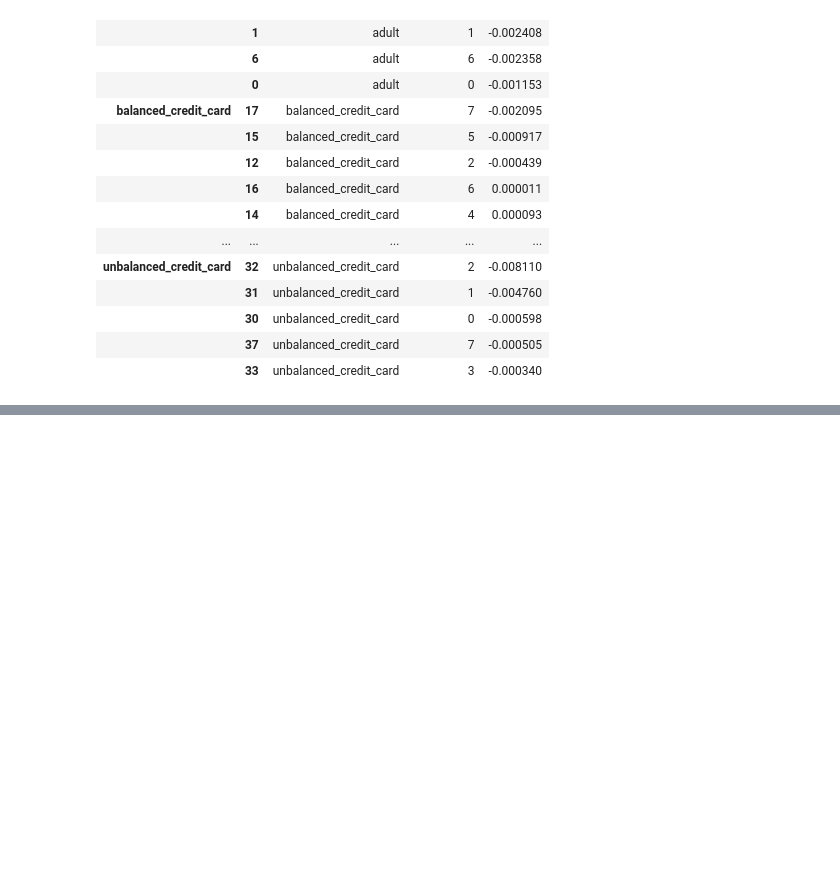
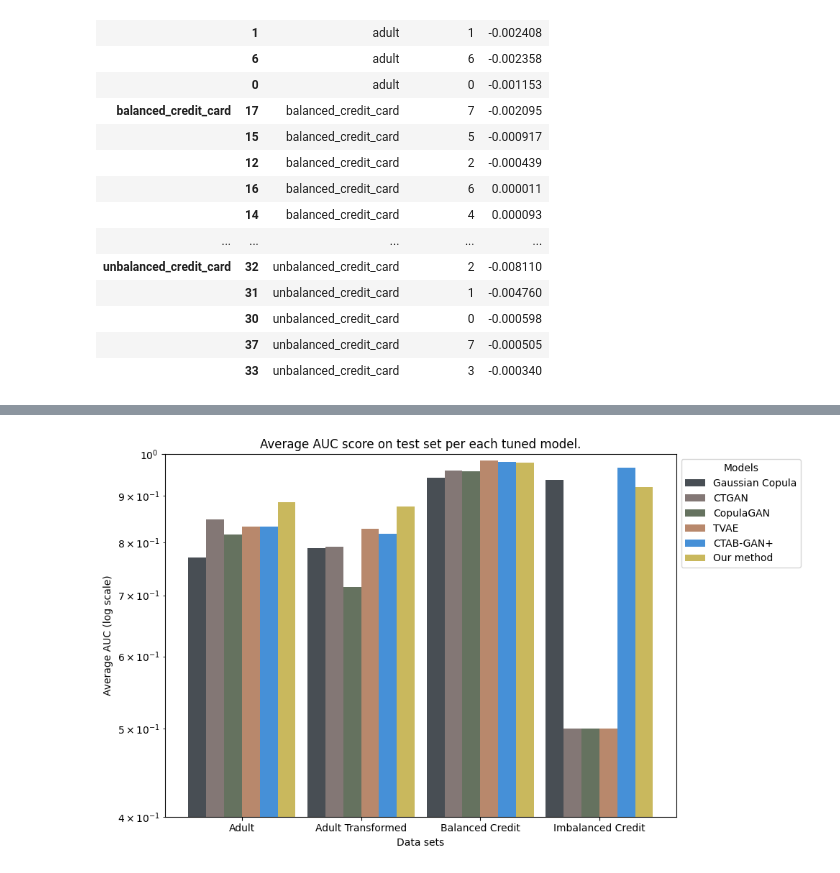
Before and after one commit to shinnasa/SC-GOAT, a Jupyter notebook: code/GetResults.ipynb, the cells around one changed output, grey strips where cells are left out. Cells and saved outputs as stored; diff of their text form; code cells hidden in the pictures; blank space fills up the shorter version.

```diff
--- a/code/GetResults.ipynb
+++ b/code/GetResults.ipynb
@@ -297,0 +351,27 @@ testing_u
+# %%
+# Plot the histogram
+fig, ax = plt.subplots(figsize=(10, 6))
+
+for i in range(num_subgroups):
+    # Calculate the x-position for each subgroup
+    subgroup_x_pos = x_pos + i * bar_width - (num_subgroups - 1) * bar_width / 2
+    # Plot the bars for each subgroup using a different color
+    ax.bar(subgroup_x_pos, [data_t[j][i] for j in range(num_groups)],
+           width=bar_width, color=colors[i], alpha=0.8, label=subgroups[i])
+
+# Add labels and legend
+ax.set_xlabel('Data sets')
+plt.ylabel("Average AUC (log scale)")
+plt.title("Average AUC score on test set per each tuned model.")
+plt.ylim(0.4, 1)
+plt.yscale('log')
+ax.set_xticks(x_pos)
+ax.set_xticklabels(groups)
+ax.legend(title='Models', loc='upper left', bbox_to_anchor=(1, 1))
+
+
+# Show the plot
+plt.tight_layout()
+plt.show()
+# %% [output]
+[figure, added]
```
Also changed, not shown: parts of 8 cells of this notebook, 5 other files.
